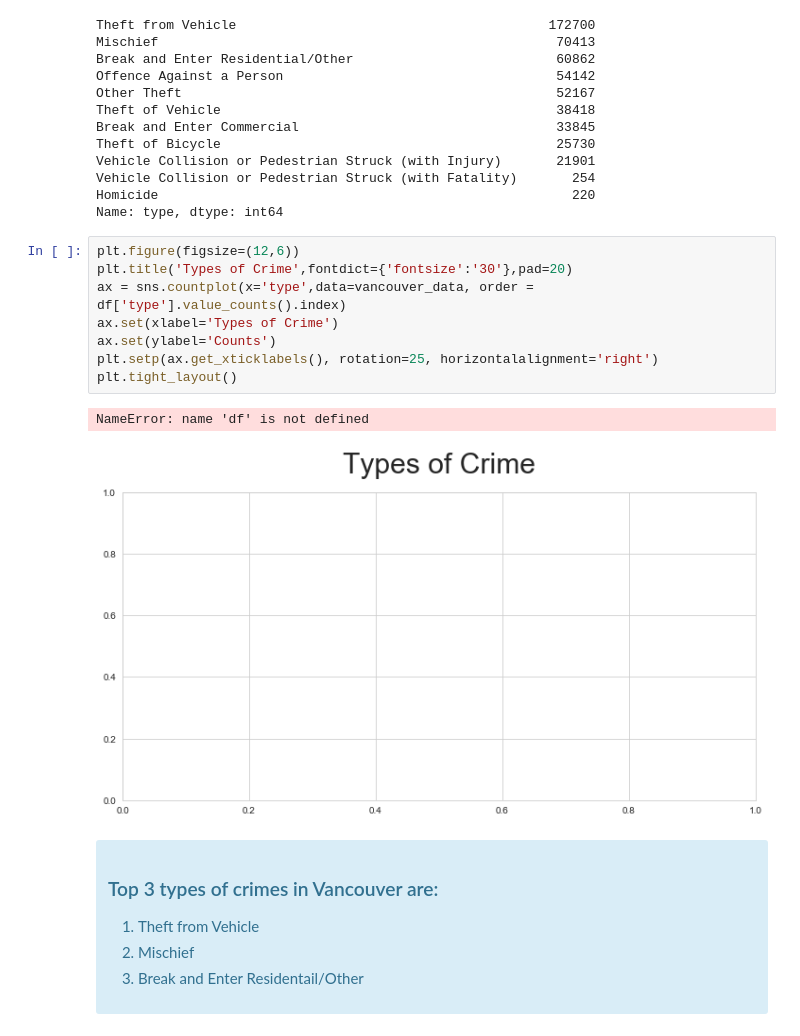
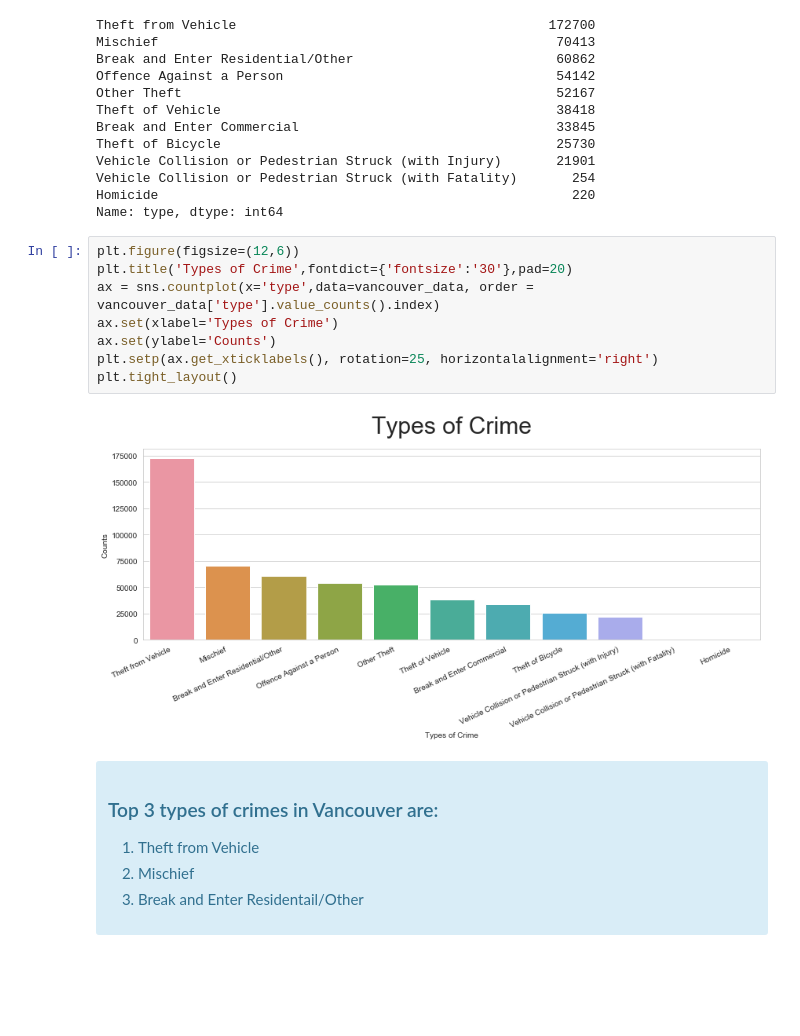
Before and after one commit to abhishekasingh/Crimes-in-Vancouver, a Jupyter notebook: Crime in Vancouver.ipynb, the cells around one changed output. Drawn from its saved outputs; the diff is of its cells as text; blank space fills up the shorter version.

```diff
--- a/Crime in Vancouver.ipynb
+++ b/Crime in Vancouver.ipynb
@@ -75,14 +75,13 @@ Name: type, dtype: int64
 # %%
 plt.figure(figsize=(12,6))
 plt.title('Types of Crime',fontdict={'fontsize':'30'},pad=20)
-ax = sns.countplot(x='type',data=vancouver_data, order = df['type'].value_counts().index)
+ax = sns.countplot(x='type',data=vancouver_data, order = vancouver_data['type'].value_counts().index)
 ax.set(xlabel='Types of Crime')
 ax.set(ylabel='Counts')
 plt.setp(ax.get_xticklabels(), rotation=25, horizontalalignment='right')
 plt.tight_layout()
 # %% [output]
-NameError: name 'df' is not defined
-[figure, old version]
+[figure, new version]
 # %% [markdown]
 <div class="alert alert-info" role="alert">
 <h3>Top 3 types of crimes in Vancouver are:</h3>
```
Also changed, not shown: parts of 7 cells of this notebook.
